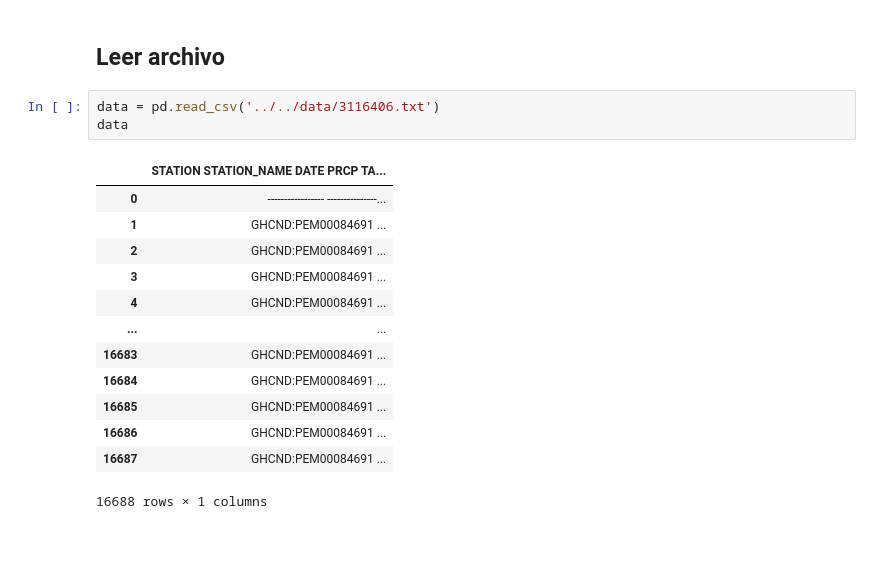
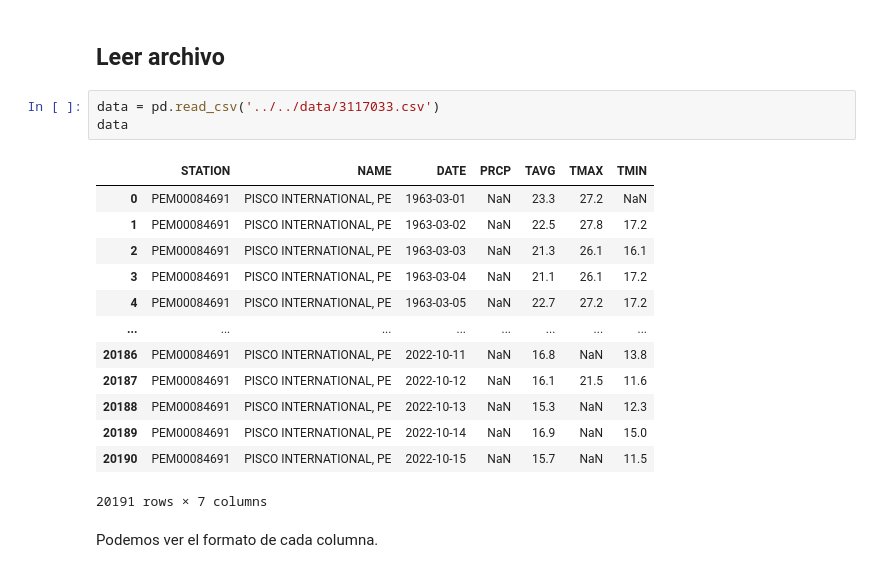
Before and after one commit to cryohydromettools/python_climatologia, a Jupyter notebook: book/dia3/02.Procesamiento_series_tiempo.ipynb, the cells around one changed output. Drawn from its saved outputs; the diff is of its cells as text; blank space fills up the shorter version.

```diff
--- a/book/dia3/02.Procesamiento_series_tiempo.ipynb
+++ b/book/dia3/02.Procesamiento_series_tiempo.ipynb
@@ -9,19 +9,21 @@ import pandas as pd
 # %% [markdown]
 ## Leer archivo
 # %%
-data = pd.read_csv('../../data/3116406.txt')
+data = pd.read_csv('../../data/3117033.csv')
 data
 # %% [output]
-|  | STATION STATION_NAME DATE PRCP TA... |
-| 0 | ----------------- ---------------... |
-| 1 | GHCND:PEM00084691 ... |
-| 2 | GHCND:PEM00084691 ... |
-| 3 | GHCND:PEM00084691 ... |
-| 4 | GHCND:PEM00084691 ... |
-| ... | ... |
-| 16683 | GHCND:PEM00084691 ... |
-| 16684 | GHCND:PEM00084691 ... |
-| 16685 | GHCND:PEM00084691 ... |
-| 16686 | GHCND:PEM00084691 ... |
-| 16687 | GHCND:PEM00084691 ... |
+|  | STATION | NAME | DATE | PRCP | TAVG | TMAX | TMIN |
+| 0 | PEM00084691 | PISCO INTERNATIONAL, PE | 1963-03-01 | NaN | 23.3 | 27.2 | NaN |
+| 1 | PEM00084691 | PISCO INTERNATIONAL, PE | 1963-03-02 | NaN | 22.5 | 27.8 | 17.2 |
+| 2 | PEM00084691 | PISCO INTERNATIONAL, PE | 1963-03-03 | NaN | 21.3 | 26.1 | 16.1 |
+| 3 | PEM00084691 | PISCO INTERNATIONAL, PE | 1963-03-04 | NaN | 21.1 | 26.1 | 17.2 |
+| 4 | PEM00084691 | PISCO INTERNATIONAL, PE | 1963-03-05 | NaN | 22.7 | 27.2 | 17.2 |
+| ... | ... | ... | ... | ... | ... | ... | ... |
+| 20186 | PEM00084691 | PISCO INTERNATIONAL, PE | 2022-10-11 | NaN | 16.8 | NaN | 13.8 |
+| 20187 | PEM00084691 | PISCO INTERNATIONAL, PE | 2022-10-12 | NaN | 16.1 | 21.5 | 11.6 |
+| 20188 | PEM00084691 | PISCO INTERNATIONAL, PE | 2022-10-13 | NaN | 15.3 | NaN | 12.3 |
+| 20189 | PEM00084691 | PISCO INTERNATIONAL, PE | 2022-10-14 | NaN | 16.9 | NaN | 15.0 |
+| 20190 | PEM00084691 | PISCO INTERNATIONAL, PE | 2022-10-15 | NaN | 15.7 | NaN | 11.5 |
-16688 rows × 1 columns
+20191 rows × 7 columns
+# %% [markdown]
+Podemos ver el formato de cada columna.
```
Also changed, not shown: parts of 7 cells of this notebook, 2 other files.
